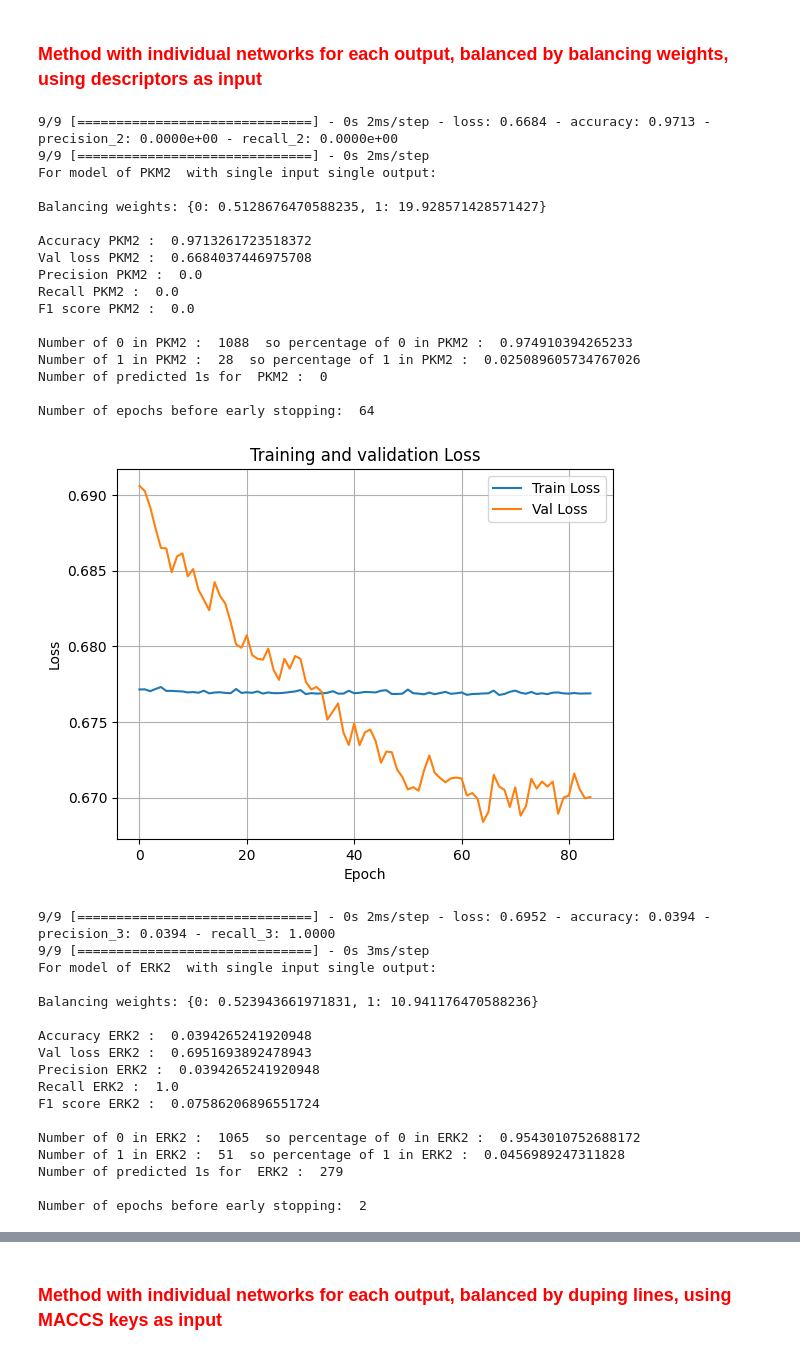
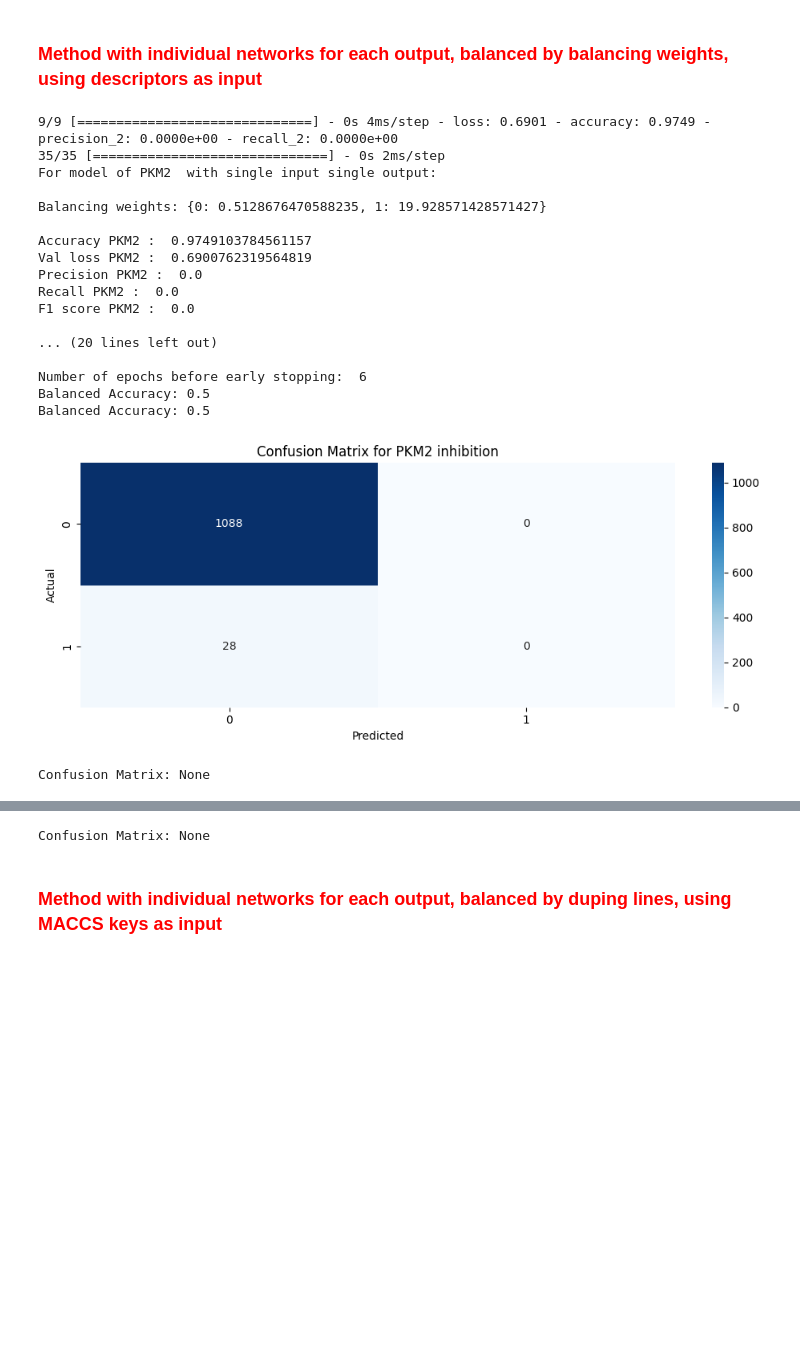
Before and after one commit to jobvandijk/GroupAssigment_group6, a Jupyter notebook: notebook_neural_network.ipynb, the cells around one changed output, grey strips where cells are left out. Saved outputs shown, nothing was run; the diff lists cells and outputs as text; code cells hidden in the pictures; blank space fills up the shorter version.

```diff
--- a/notebook_neural_network.ipynb
+++ b/notebook_neural_network.ipynb
@@ -50,43 +34,29 @@ Number of epochs before early stopping:  57
 # %% [markdown]
 <h3 style="color:red;">Method with individual networks for each output, balanced by balancing weights, using descriptors as input</h3>
 # %%
-input_file = "tested_molecular_desc.csv"
+input_file = "Train set with descriptors.csv"
+input_test_file = "Test set with descriptors.csv"
 output_file = "NN_indiv_weights_descr.csv"
 
-main_struct_individual(input_file, output_file, balance_weights=[True,200], plot_loss=True, MACCS=False, write_output=False)
+main_struct_individual(input_file, input_test_file, output_file, balance_weights=[True,200], plot_loss=False,
+                        MACCS=False, write_output=False, plot_conf_mat=True)
 # %% [output]
-9/9 [==============================] - 0s 2ms/step - loss: 0.6684 - accuracy: 0.9713 - precision_2: 0.0000e+00 - recall_2: 0.0000e+00
-9/9 [==============================] - 0s 2ms/step
+9/9 [==============================] - 0s 4ms/step - loss: 0.6901 - accuracy: 0.9749 - precision_2: 0.0000e+00 - recall_2: 0.0000e+00
+35/35 [==============================] - 0s 2ms/step
 For model of PKM2  with single input single output:
 
 Balancing weights: {0: 0.5128676470588235, 1: 19.928571428571427}
 
-Accuracy PKM2 :  0.9713261723518372
-Val loss PKM2 :  0.6684037446975708
+Accuracy PKM2 :  0.9749103784561157
+Val loss PKM2 :  0.6900762319564819
 Precision PKM2 :  0.0
 Recall PKM2 :  0.0
 F1 score PKM2 :  0.0
 
-Number of 0 in PKM2 :  1088  so percentage of 0 in PKM2 :  0.974910394265233
-Number of 1 in PKM2 :  28  so percentage of 1 in PKM2 :  0.025089605734767026
-Number of predicted 1s for  PKM2 :  0
+... (20 lines left out)
 
-Number of epochs before early stopping:  64
+Number of epochs before early stopping:  6
+Balanced Accuracy: 0.5
+Balanced Accuracy: 0.5
-[figure, old version]
+[figure, new version]
-9/9 [==============================] - 0s 2ms/step - loss: 0.6952 - accuracy: 0.0394 - precision_3: 0.0394 - recall_3: 1.0000
-9/9 [==============================] - 0s 3ms/step
-For model of ERK2  with single input single output:
-
-Balancing weights: {0: 0.523943661971831, 1: 10.941176470588236}
-
-Accuracy ERK2 :  0.0394265241920948
-Val loss ERK2 :  0.6951693892478943
-Precision ERK2 :  0.0394265241920948
-Recall ERK2 :  1.0
-F1 score ERK2 :  0.07586206896551724
-
-Number of 0 in ERK2 :  1065  so percentage of 0 in ERK2 :  0.9543010752688172
-Number of 1 in ERK2 :  51  so percentage of 1 in ERK2 :  0.0456989247311828
-Number of predicted 1s for  ERK2 :  279
-
-Number of epochs before early stopping:  2
+Confusion Matrix: None
@@ -94,3 +64,4 @@ Number of epochs before early stopping:  2
+Confusion Matrix: None
 # %% [markdown]
 <h3 style="color:red;">Method with individual networks for each output, balanced by duping lines, using MACCS keys as input</h3>
 # %%
```
Also changed, not shown: parts of 9 cells of this notebook, 4 other files.
